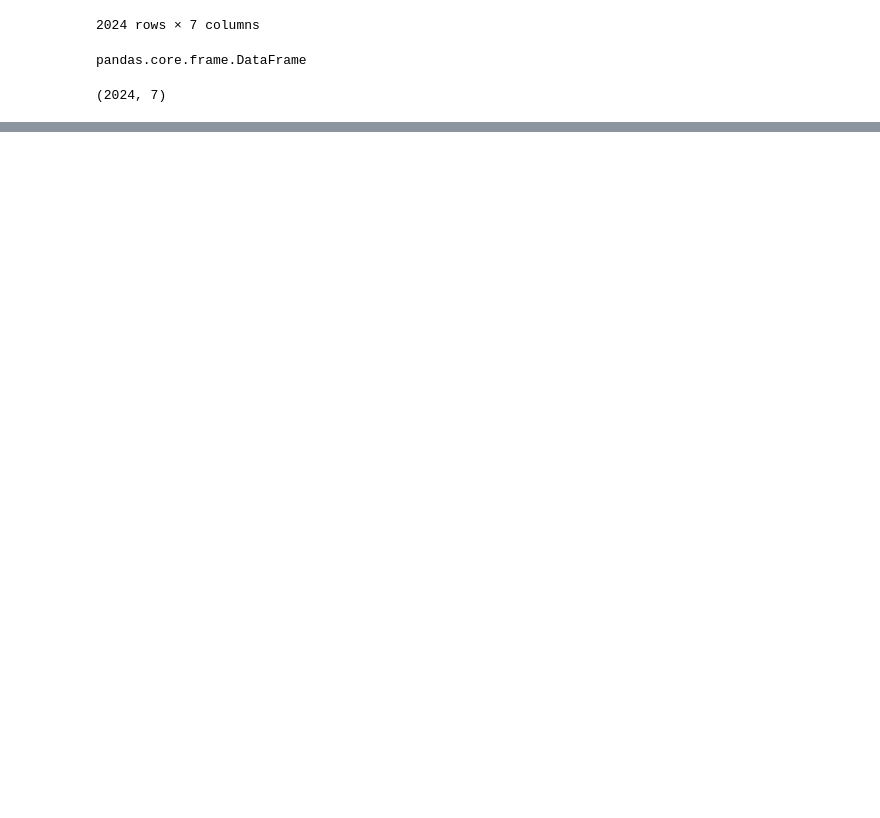
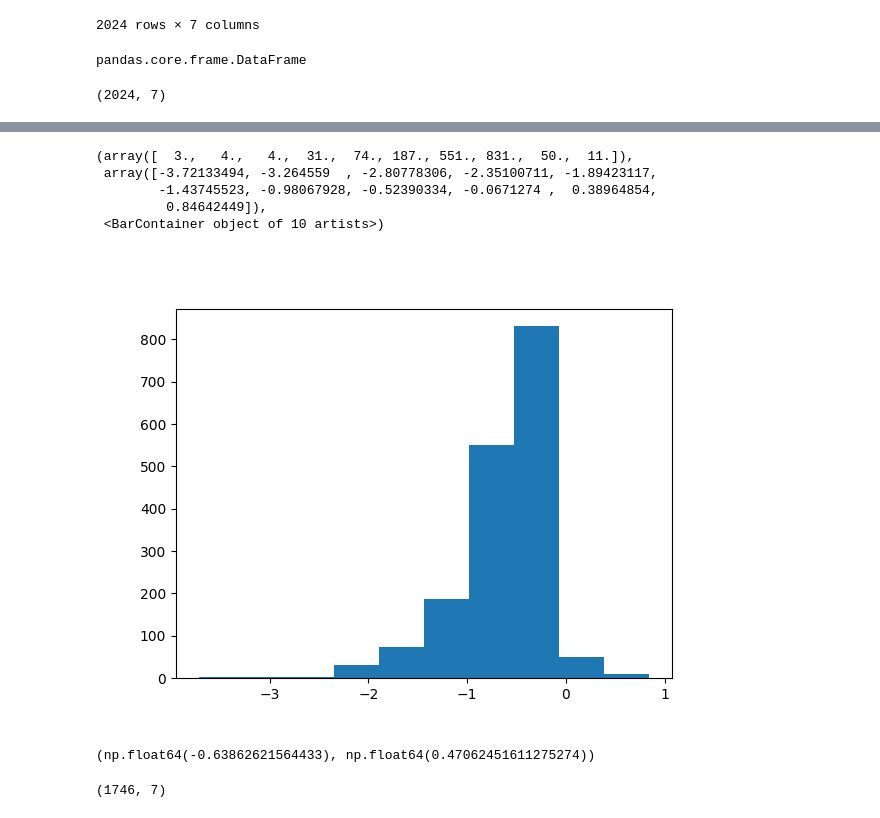
Before and after one commit to elisaafonso/tp-proteomics, a Jupyter notebook: TP1_Proteomic.ipynb, the cells around one changed output, grey strips where cells are left out. Saved outputs shown, nothing was run; the diff lists cells and outputs as text; code cells hidden in the pictures; blank space fills up the shorter version.

```diff
--- a/TP1_Proteomic.ipynb
+++ b/TP1_Proteomic.ipynb
@@ -117,0 +311,2 @@ df.head()
+# %%
+df = pd.read_csv('data/TCL_wt1.tsv', sep="\t", na_values = "#VALEUR!") #keep_default_na = False)
@@ -117,0 +326,23 @@ df.head()
+# %%
+df = df.dropna()
+# %%
+fig, ax = plt.subplots()
+ax.hist(df.iloc[:,4], label = "Log2 Corrected Abundance Ratio histogram")
+#ax.legend(title="Log2 Corrected Abundance Ratio histogram")
+# %% [output]
+(array([  3.,   4.,   4.,  31.,  74., 187., 551., 831.,  50.,  11.]),
+ array([-3.72133494, -3.264559  , -2.80778306, -2.35100711, -1.89423117,
+        -1.43745523, -0.98067928, -0.52390334, -0.0671274 ,  0.38964854,
+         0.84642449]),
+ <BarContainer object of 10 artists>)
+[figure, added]
+# %%
+mu = np.mean(df.iloc[:,4])
+sigma = np.std(df.iloc[:,4])
+mu, sigma
+# %% [output]
+(np.float64(-0.63862621564433), np.float64(0.47062451611275274))
+# %%
+df.shape
+# %% [output]
+(1746, 7)
```
Also changed, not shown: parts of 27 cells of this notebook, 2 other files.
